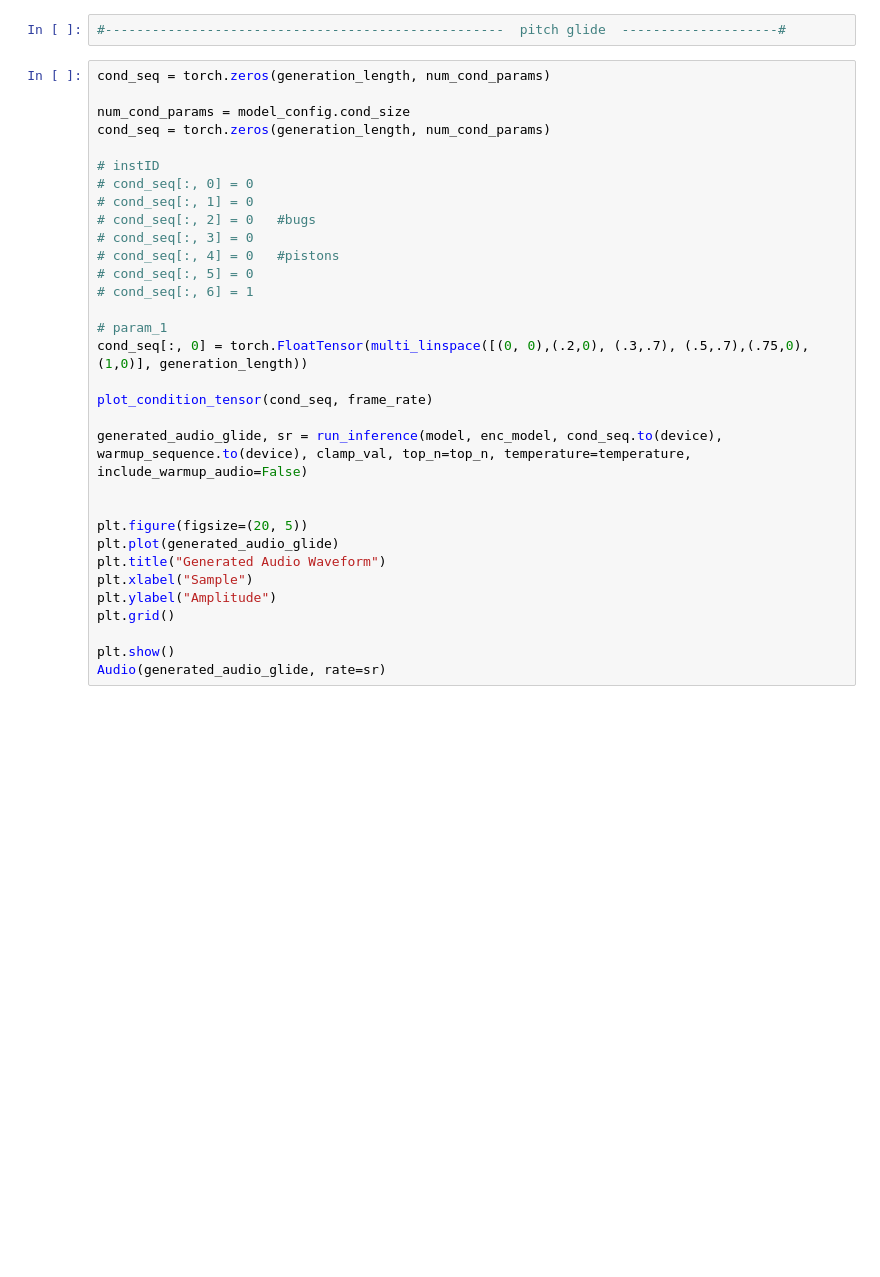
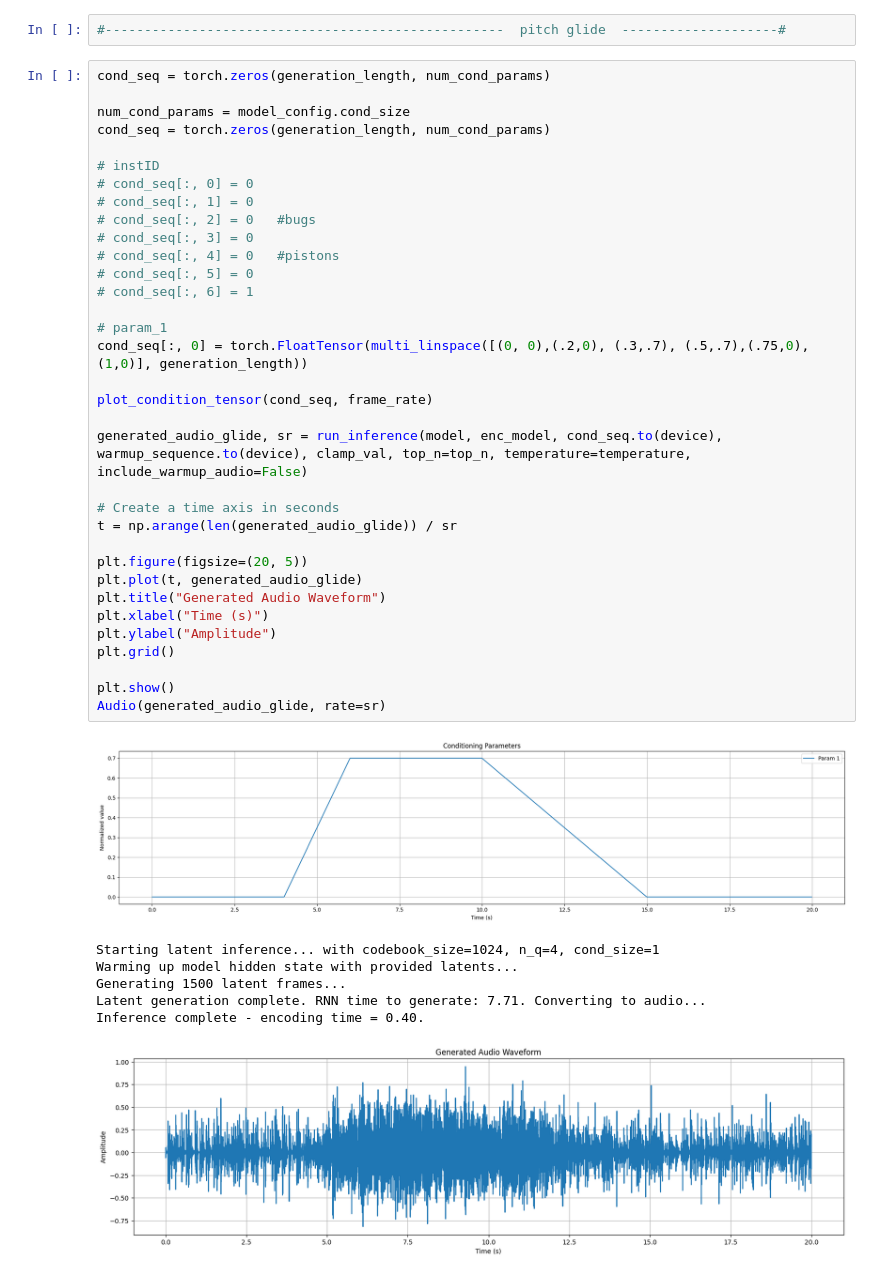
Before and after one commit to smilo7/RNeNcodec, a Jupyter notebook: InferenceEncodec.ipynb, the cells around one changed output. Drawn from its saved outputs; the diff is of its cells as text; blank space fills up the shorter version.

```diff
--- a/InferenceEncodec.ipynb
+++ b/InferenceEncodec.ipynb
@@ -123,32 +149,42 @@ Audio(generated_audio, rate=sr)
 # %%
 cond_seq = torch.zeros(generation_length, num_cond_params)
 
 num_cond_params = model_config.cond_size
 cond_seq = torch.zeros(generation_length, num_cond_params)
 
 # instID
 # cond_seq[:, 0] = 0
 # cond_seq[:, 1] = 0
 # cond_seq[:, 2] = 0   #bugs
 # cond_seq[:, 3] = 0
 # cond_seq[:, 4] = 0   #pistons
 # cond_seq[:, 5] = 0
 # cond_seq[:, 6] = 1
 
 # param_1
 cond_seq[:, 0] = torch.FloatTensor(multi_linspace([(0, 0),(.2,0), (.3,.7), (.5,.7),(.75,0),(1,0)], generation_length))
 
 plot_condition_tensor(cond_seq, frame_rate)
 
 generated_audio_glide, sr = run_inference(model, enc_model, cond_seq.to(device), warmup_sequence.to(device), clamp_val, top_n=top_n, temperature=temperature, include_warmup_audio=False)
 
+# Create a time axis in seconds
+t = np.arange(len(generated_audio_glide)) / sr
 
 plt.figure(figsize=(20, 5))
-plt.plot(generated_audio_glide)
+plt.plot(t, generated_audio_glide)
 plt.title("Generated Audio Waveform")
-plt.xlabel("Sample")
+plt.xlabel("Time (s)")
 plt.ylabel("Amplitude")
 plt.grid()
 
 plt.show()
 Audio(generated_audio_glide, rate=sr)
+# %% [output]
+[figure, added]
+Starting latent inference... with codebook_size=1024, n_q=4, cond_size=1
+Warming up model hidden state with provided latents...
+Generating 1500 latent frames...
+Latent generation complete. RNN time to generate: 7.71. Converting to audio...
+Inference complete - encoding time = 0.40.
+[figure, added]
```
Also changed, not shown: parts of 8 cells of this notebook, 7 other files.
